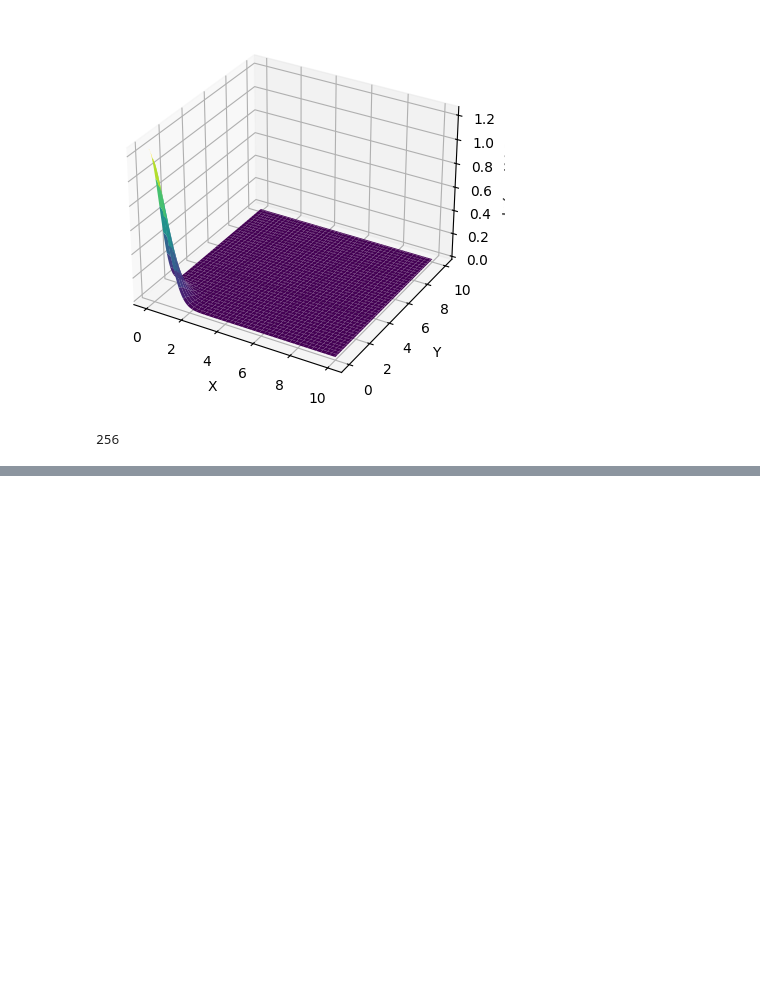
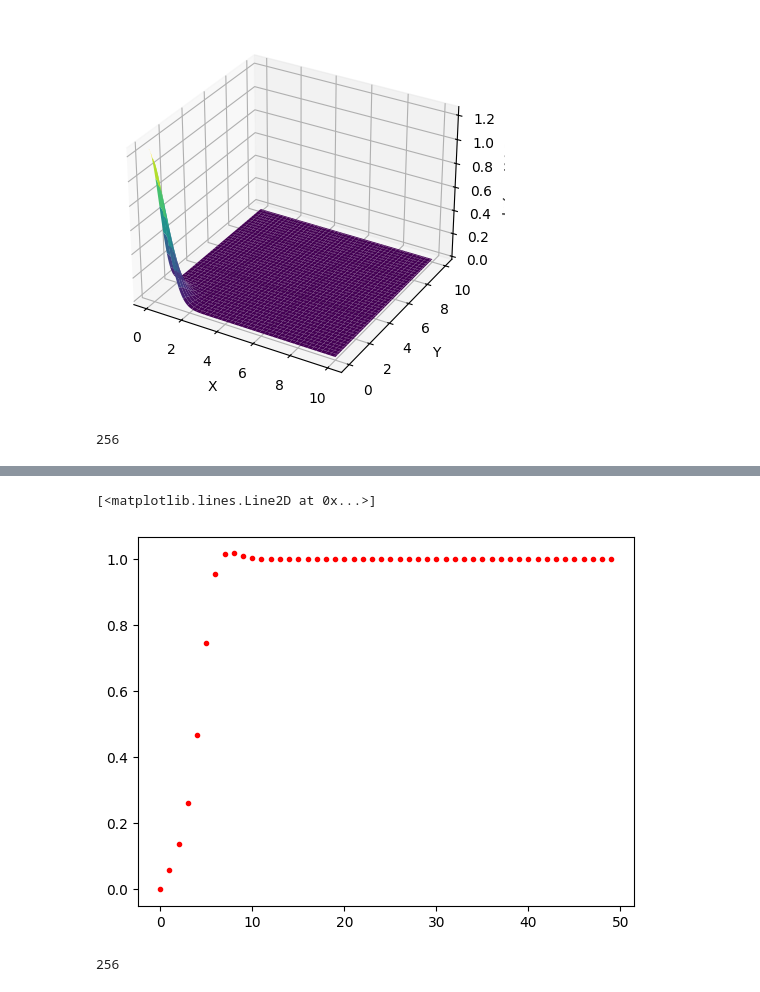
Before and after one commit to Danielslimaa/HNC-cartesian, a Jupyter notebook: main.ipynb, the cells around one changed output, grey strips where cells are left out. Cells and saved outputs as stored; diff of their text form; code cells hidden in the pictures; blank space fills up the shorter version.

```diff
--- a/main.ipynb
+++ b/main.ipynb
@@ -462,0 +475,12 @@ plt.plot(V[:], color='r', linestyle='None', marker='.')
+# %%
+g = np.loadtxt("g.dat")
+S = np.loadtxt("S.dat")
+V = np.loadtxt("V.dat")
+plt.plot(S[:50], color='r', linestyle='None', marker='.')
+# %% [output]
+[<matplotlib.lines.Line2D at 0x...>]
+[figure, added]
+# %%
+len(S)
+# %% [output]
+256
```
Also changed, not shown: parts of 3 cells of this notebook, 3 other files.
